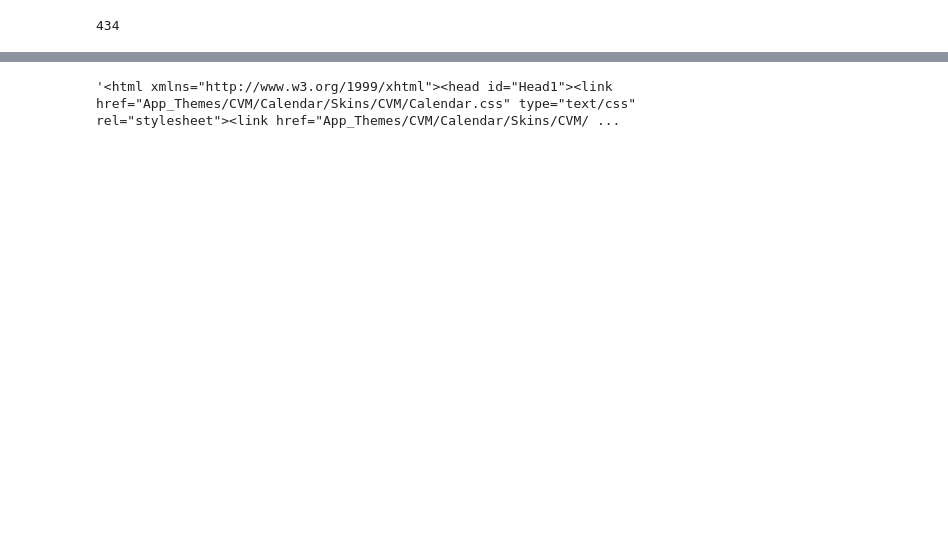
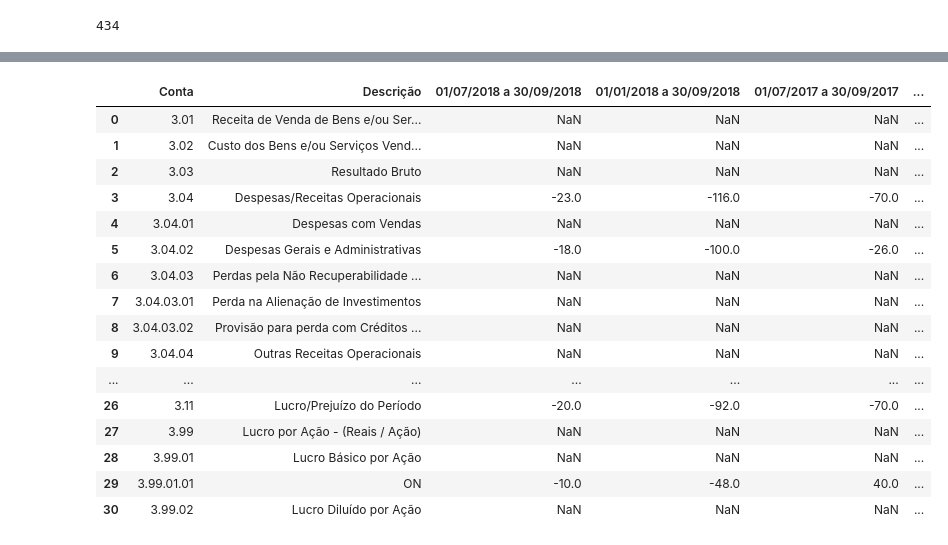
Before and after one commit to amandamaurell/bovespa_b3, a Jupyter notebook: Total Scraping.ipynb, the cells around one changed output, grey strips where cells are left out. Saved outputs shown, nothing was run; the diff lists cells and outputs as text; code cells hidden in the pictures; blank space fills up the shorter version.

```diff
--- a/Total Scraping.ipynb
+++ b/Total Scraping.ipynb
@@ -59,17 +64,21 @@ options.add_argument("--headless")
 # Getting the page
 driver = webdriver.Chrome(options=options)
 driver.get(url)
-wait = WebDriverWait(driver, 15)
+
 
 # Searching the iframe
-iframe = driver.find_element_by_xpath("//iframe[@id='iFrameFormulariosFilho']")
+#iframe = driver.find_element_by_id('iFrameFormulariosFilho')
 
-# Moving to iframe
-driver.switch_to.frame(iframe)
+# Waiting for the iframe to load, and moving to it
+WebDriverWait(driver, 40).until(
+              EC.frame_to_be_available_and_switch_to_it((By.ID, "iFrameFormulariosFilho"))
+                )
+
 print(driver.page_source)
+# Extracting the table
+table_html = WebDriverWait(driver, 40).until(
+              EC.presence_of_element_located((By.ID, "ctl00_cphPopUp_tbDados"))
+             ).get_attribute("outerHTML")
 
-# Extracting the table
-table_html = driver.find_element_by_id('ctl00_cphPopUp_tbDados')
-
-table_html.get_attribute("outerHTML")
+driver.quit()
 # %% [output]
@@ -79,4 +102,23 @@ NoSuchElementException: Message: no such element: Unable to locate element: {"me
-# %%
-driver.page_source
-# %% [output]
-'<html xmlns="http://www.w3.org/1999/xhtml"><head id="Head1"><link href="App_Themes/CVM/Calendar/Skins/CVM/Calendar.css" type="text/css" rel="stylesheet"><link href="App_Themes/CVM/Calendar/Skins/CVM/ ...
+# %%
+# Parsing the table
+table_df = pd.read_html(table_html, header=0)[0]
+# %%
+table_df
+# %% [output]
+|  | Conta | Descrição | 01/07/2018 a 30/09/2018 | 01/01/2018 a 30/09/2018 | 01/07/2017 a 30/09/2017 | ... |
+| 0 | 3.01 | Receita de Venda de Bens e/ou Ser... | NaN | NaN | NaN | ... |
+| 1 | 3.02 | Custo dos Bens e/ou Serviços Vend... | NaN | NaN | NaN | ... |
+| 2 | 3.03 | Resultado Bruto | NaN | NaN | NaN | ... |
+| 3 | 3.04 | Despesas/Receitas Operacionais | -23.0 | -116.0 | -70.0 | ... |
+| 4 | 3.04.01 | Despesas com Vendas | NaN | NaN | NaN | ... |
+| 5 | 3.04.02 | Despesas Gerais e Administrativas | -18.0 | -100.0 | -26.0 | ... |
+| 6 | 3.04.03 | Perdas pela Não Recuperabilidade ... | NaN | NaN | NaN | ... |
+| 7 | 3.04.03.01 | Perda na Alienação de Investimentos | NaN | NaN | NaN | ... |
+| 8 | 3.04.03.02 | Provisão para perda com Créditos ... | NaN | NaN | NaN | ... |
+| 9 | 3.04.04 | Outras Receitas Operacionais | NaN | NaN | NaN | ... |
+| ... | ... | ... | ... | ... | ... | ... |
+| 26 | 3.11 | Lucro/Prejuízo do Período | -20.0 | -92.0 | -70.0 | ... |
+| 27 | 3.99 | Lucro por Ação - (Reais / Ação) | NaN | NaN | NaN | ... |
+| 28 | 3.99.01 | Lucro Básico por Ação | NaN | NaN | NaN | ... |
+| 29 | 3.99.01.01 | ON | -10.0 | -48.0 | 40.0 | ... |
+| 30 | 3.99.02 | Lucro Diluído por Ação | NaN | NaN | NaN | ... |
```
Also changed, not shown: parts of 15 cells of this notebook.
